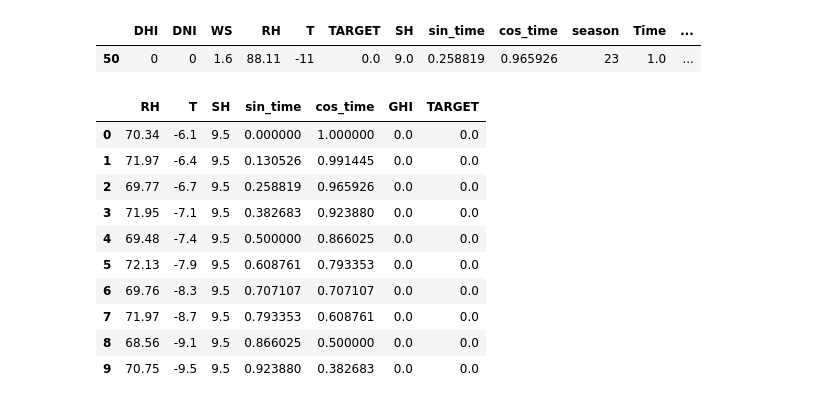
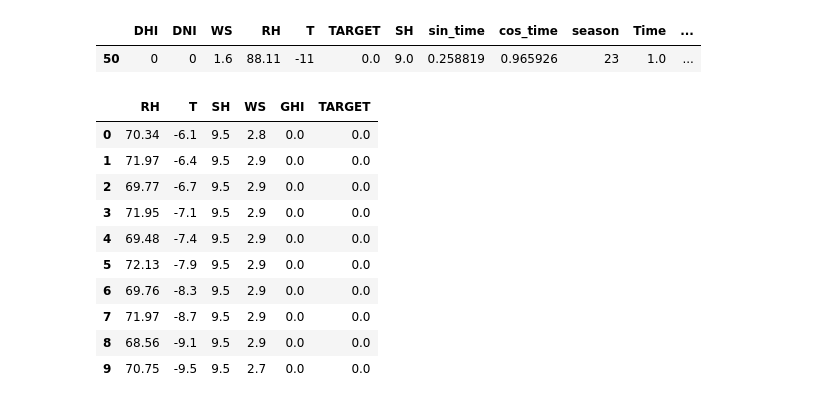
Before and after one commit to marvelous-koala/unlimited_power, a Jupyter notebook: LGBM/FINAL_Params1.ipynb, the cells around one changed output. Saved outputs shown, nothing was run; the diff lists cells and outputs as text; code cells hidden in the pictures.

```diff
--- a/LGBM/FINAL_Params1.ipynb
+++ b/LGBM/FINAL_Params1.ipynb
@@ -388,8 +388,8 @@ X
 ## (season) 구하는 과정이 생략됨.
 ## 이하는 testset을 구하는 코드
 # %%
-file_path = '/content/drive/MyDrive/pyjrep/data/test/' + str(1) + '.csv'
-new_path = '/content/drive/MyDrive/pyjrep/data/test/adj_test/' + str(1) + '.csv'
+file_path = '/content/drive/MyDrive/Jupyter/unlimited_power/raw_data/test/' + str(1) + '.csv'
+new_path = '/content/drive/MyDrive/Jupyter/unlimited_power/raw_data/test/adj_test/' + str(1) + '.csv'
 file_name = str(1) + '.csv'
 
 # adj_test에서 가져와야 하므로 new_path에서 불러온다
@@ -453,20 +453,20 @@ dataset5.iloc[50:51,:]
 |  | DHI | DNI | WS | RH | T | TARGET | SH | sin_time | cos_time | season | Time | ... |
 | 50 | 0 | 0 | 1.6 | 88.11 | -11 | 0.0 | 9.0 | 0.258819 | 0.965926 | 23 | 1.0 | ... |
 # %%
-testset6 = testset5[['RH', 'T', 'SH', 'sin_time', 'cos_time', 'GHI', 'TARGET']]
+testset6 = testset5[['RH', 'T', 'SH', 'WS', 'GHI', 'TARGET']]
 testset6.head(10)
 # %% [output]
-|  | RH | T | SH | sin_time | cos_time | GHI | TARGET |
-| 0 | 70.34 | -6.1 | 9.5 | 0.000000 | 1.000000 | 0.0 | 0.0 |
-| 1 | 71.97 | -6.4 | 9.5 | 0.130526 | 0.991445 | 0.0 | 0.0 |
-| 2 | 69.77 | -6.7 | 9.5 | 0.258819 | 0.965926 | 0.0 | 0.0 |
-| 3 | 71.95 | -7.1 | 9.5 | 0.382683 | 0.923880 | 0.0 | 0.0 |
-| 4 | 69.48 | -7.4 | 9.5 | 0.500000 | 0.866025 | 0.0 | 0.0 |
-| 5 | 72.13 | -7.9 | 9.5 | 0.608761 | 0.793353 | 0.0 | 0.0 |
-| 6 | 69.76 | -8.3 | 9.5 | 0.707107 | 0.707107 | 0.0 | 0.0 |
-| 7 | 71.97 | -8.7 | 9.5 | 0.793353 | 0.608761 | 0.0 | 0.0 |
-| 8 | 68.56 | -9.1 | 9.5 | 0.866025 | 0.500000 | 0.0 | 0.0 |
-| 9 | 70.75 | -9.5 | 9.5 | 0.923880 | 0.382683 | 0.0 | 0.0 |
+|  | RH | T | SH | WS | GHI | TARGET |
+| 0 | 70.34 | -6.1 | 9.5 | 2.8 | 0.0 | 0.0 |
+| 1 | 71.97 | -6.4 | 9.5 | 2.9 | 0.0 | 0.0 |
+| 2 | 69.77 | -6.7 | 9.5 | 2.9 | 0.0 | 0.0 |
+| 3 | 71.95 | -7.1 | 9.5 | 2.9 | 0.0 | 0.0 |
+| 4 | 69.48 | -7.4 | 9.5 | 2.9 | 0.0 | 0.0 |
+| 5 | 72.13 | -7.9 | 9.5 | 2.9 | 0.0 | 0.0 |
+| 6 | 69.76 | -8.3 | 9.5 | 2.9 | 0.0 | 0.0 |
+| 7 | 71.97 | -8.7 | 9.5 | 2.9 | 0.0 | 0.0 |
+| 8 | 68.56 | -9.1 | 9.5 | 2.9 | 0.0 | 0.0 |
+| 9 | 70.75 | -9.5 | 9.5 | 2.7 | 0.0 | 0.0 |
 # %%
 testset6 = pd.DataFrame(scaler.transform(testset6), columns = testset6.columns)
 # %%
```
Also changed, not shown: parts of 17 cells of this notebook, 2 other files.
